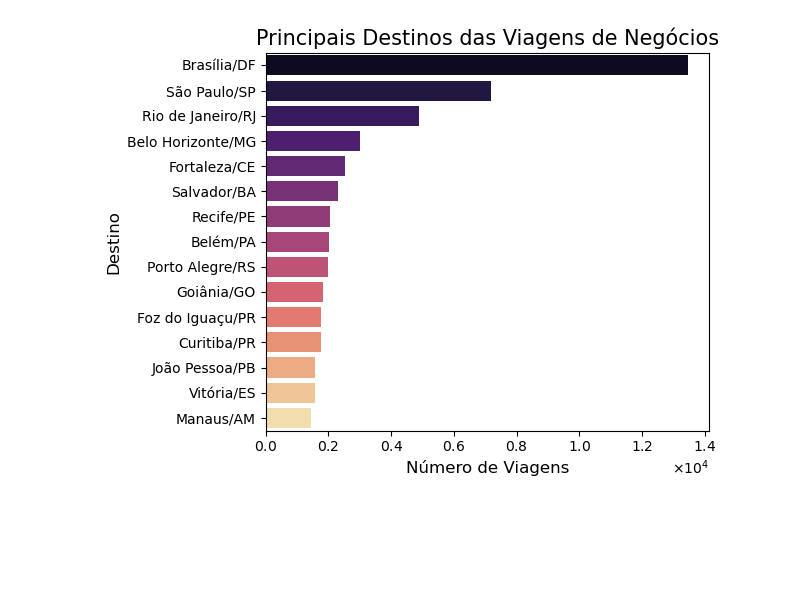
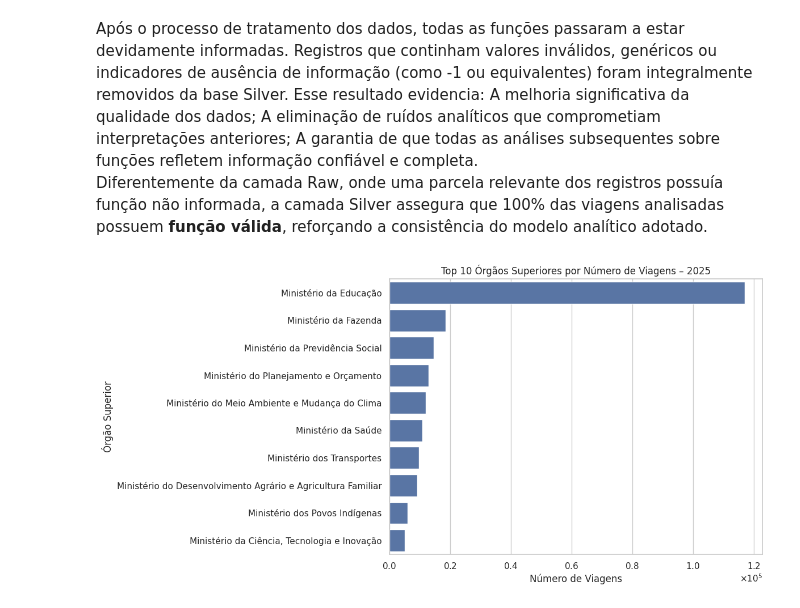
Before and after one commit to JuliaGabP/bi_gov_viagens, a Jupyter notebook: Data Layer/silver/analytcs.ipynb, the cells around one changed output. Drawn from its saved outputs; the diff is of its cells as text; code cells hidden in the pictures; blank space fills up the shorter version.

```diff
--- a/Data Layer/silver/analytcs.ipynb
+++ b/Data Layer/silver/analytcs.ipynb
@@ -7,14 +8,6 @@ import pandas as pd
 from matplotlib.ticker import ScalarFormatter
 # %%
-df = pd.read_csv(
-    "Viagens_2025_LIMPAS.csv",
-    sep=";",
-    encoding="latin1",
-    decimal=",",
-    dayfirst=True,
-    parse_dates=[
-        'Período - Data de início',
-        'Período - Data de fim'
-    ]
+engine = create_engine(
+    "postgresql://bi_bancos2:1q2w3e@db:5432/viagens_db"
 )
 # %%
@@ -148,22 +222,33 @@ top_destinos.columns = ['Cidade/UF', 'Qtd_Viagens']
+# %% [markdown]
+Após o processo de tratamento dos dados, todas as funções passaram a estar devidamente informadas. Registros que continham valores inválidos, genéricos ou indicadores de ausência de informação (como -1 ou equivalentes) foram integralmente removidos da base Silver.
+Esse resultado evidencia: A melhoria significativa da qualidade dos dados; A eliminação de ruídos analíticos que comprometiam interpretações anteriores; A garantia de que todas as análises subsequentes sobre funções refletem informação confiável e completa.
+Diferentemente da camada Raw, onde uma parcela relevante dos registros possuía função não informada, a camada Silver assegura que 100% das viagens analisadas possuem **função válida**, reforçando a consistência do modelo analítico adotado.
 # %%
-ax = sns.barplot(data=top_destinos,
-            x='Qtd_Viagens',
-            y='Cidade/UF',
-            hue='Cidade/UF',
-            palette='magma',
-            legend=False
-           )
+viagens_por_orgao = (
+    df['nom_org_sup']
+    .value_counts()
+    .reset_index()
+)
+
+viagens_por_orgao.columns = ['Órgão Superior', 'Número de Viagens']
+
+top_10 = viagens_por_orgao.head(10)
+
+ax = sns.barplot(
+    data=top_10,
+    y='Órgão Superior',
+    x='Número de Viagens'
+)
 
 formatter = ScalarFormatter(useMathText=True)
 formatter.set_scientific(True)
 formatter.set_powerlimits((0, 0))
-
 ax.xaxis.set_major_formatter(formatter)
 
-plt.title('Principais Destinos das Viagens de Negócios', fontsize=15)
-plt.xlabel('Número de Viagens', fontsize=12)
-plt.ylabel('Destino', fontsize=12)
+plt.title('Top 10 Órgãos Superiores por Número de Viagens – 2025')
+plt.xlabel('Número de Viagens')
+plt.ylabel('Órgão Superior')
 plt.tight_layout()
 plt.show()
 # %% [output]
-[figure, old version]
+[figure, new version]
```
Also changed, not shown: parts of 29 cells of this notebook.
